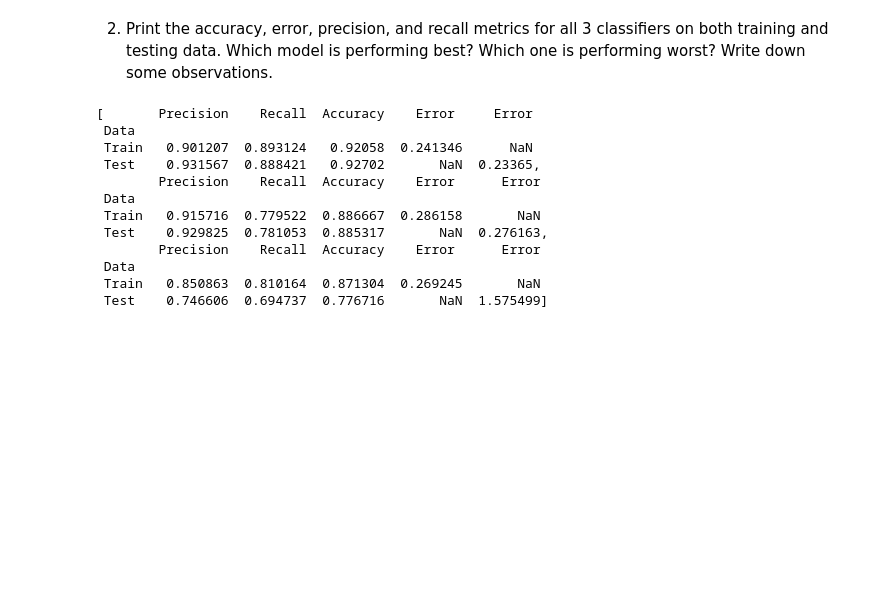
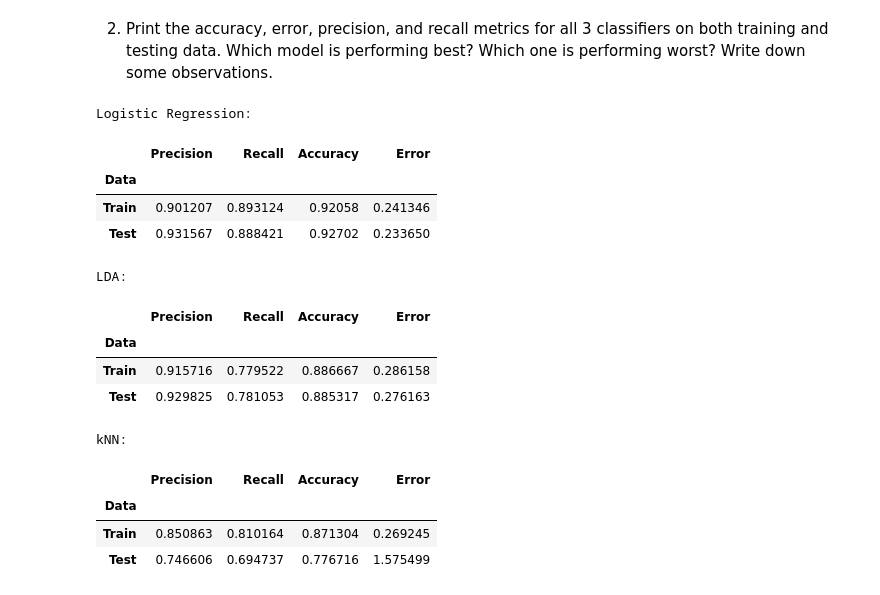
Before and after one commit to pponn/DS4400, a Jupyter notebook: HW3/problem3.ipynb, the cells around one changed output. Saved outputs shown, nothing was run; the diff lists cells and outputs as text; code cells hidden in the pictures; blank space fills up the shorter version.

```diff
--- a/HW3/problem3.ipynb
+++ b/HW3/problem3.ipynb
@@ -73,38 +66,43 @@ array([[8.66617032e-02, 9.13338297e-01],
 # %% [markdown]
 2. Print the accuracy, error, precision, and recall metrics for all 3 classifiers on both training and testing data. Which model is performing best? Which one is performing worst? Write down some observations.
 # %%
-data = []
 models = [lg, lda, knn]
+model_names = ['Logistic Regression:', 'LDA:', 'kNN:']
 
-for model in models:
+def stats_table(model):
     rows = [{
         "Data": "Train",
         "Precision": precision_score(y_train, model.predict(X_train)),
         "Recall": recall_score(y_train, model.predict(X_train)),
         "Accuracy": accuracy_score(y_train, model.predict(X_train)),
-        "Error ": log_loss(y_train, model.predict_proba(X_train))
+        "Error": log_loss(y_train, model.predict_proba(X_train))
     },
     {
         "Data": "Test",
         "Precision": precision_score(y_test, model.predict(X_test)),
         "Recall": recall_score(y_test, model.predict(X_test)),
         "Accuracy": accuracy_score(y_test, model.predict(X_test)),
         "Error": log_loss(y_test, model.predict_proba(X_test))
     }]
 
-    data.append(pd.DataFrame(rows).set_index("Data"))
-data
-#pd.DataFrame(rows).set_index("Data")
+    return pd.DataFrame(rows).set_index("Data")
+
+for name, model in zip(model_names, models):
+    print(name)
+    display(stats_table(model))
 # %% [output]
-[       Precision    Recall  Accuracy    Error     Error
- Data
- Train   0.901207  0.893124   0.92058  0.241346      NaN
- Test    0.931567  0.888421   0.92702       NaN  0.23365,
-        Precision    Recall  Accuracy    Error      Error
- Data
- Train   0.915716  0.779522  0.886667  0.286158       NaN
- Test    0.929825  0.781053  0.885317       NaN  0.276163,
-        Precision    Recall  Accuracy    Error      Error
- Data
- Train   0.850863  0.810164  0.871304  0.269245       NaN
- Test    0.746606  0.694737  0.776716       NaN  1.575499]
+Logistic Regression:
+|  | Precision | Recall | Accuracy | Error |
+| Data |  |  |  |  |
+| Train | 0.901207 | 0.893124 | 0.92058 | 0.241346 |
+| Test | 0.931567 | 0.888421 | 0.92702 | 0.233650 |
+LDA:
+|  | Precision | Recall | Accuracy | Error |
+| Data |  |  |  |  |
+| Train | 0.915716 | 0.779522 | 0.886667 | 0.286158 |
+| Test | 0.929825 | 0.781053 | 0.885317 | 0.276163 |
+kNN:
+|  | Precision | Recall | Accuracy | Error |
+| Data |  |  |  |  |
+| Train | 0.850863 | 0.810164 | 0.871304 | 0.269245 |
+| Test | 0.746606 | 0.694737 | 0.776716 | 1.575499 |
```
Also changed, not shown: parts of 5 cells of this notebook.
